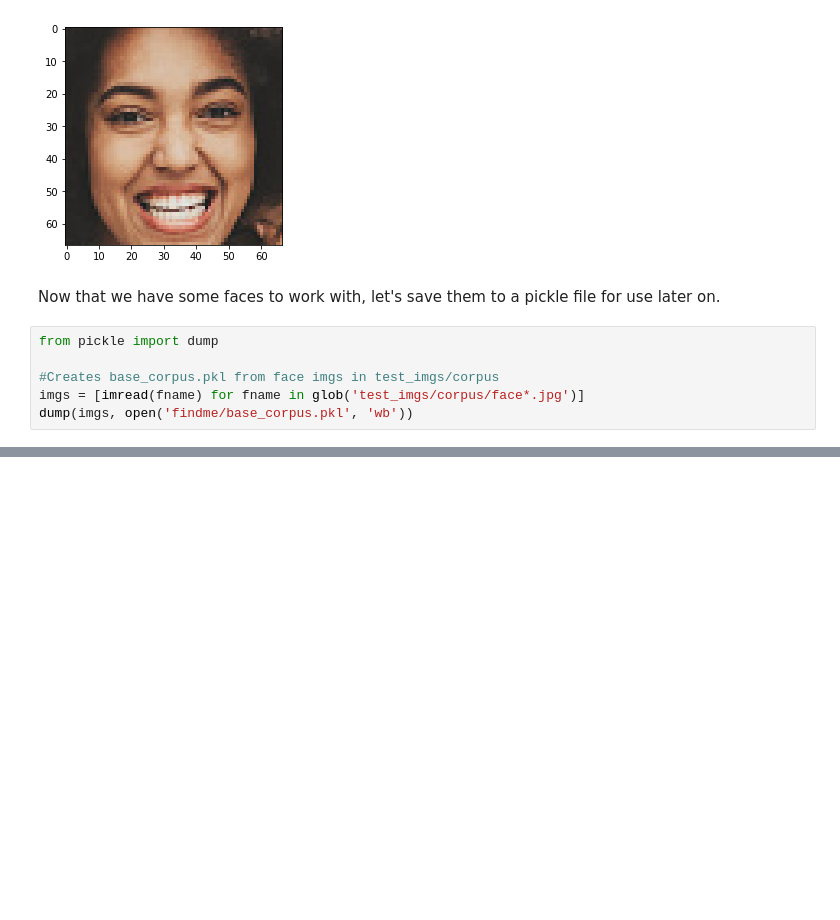
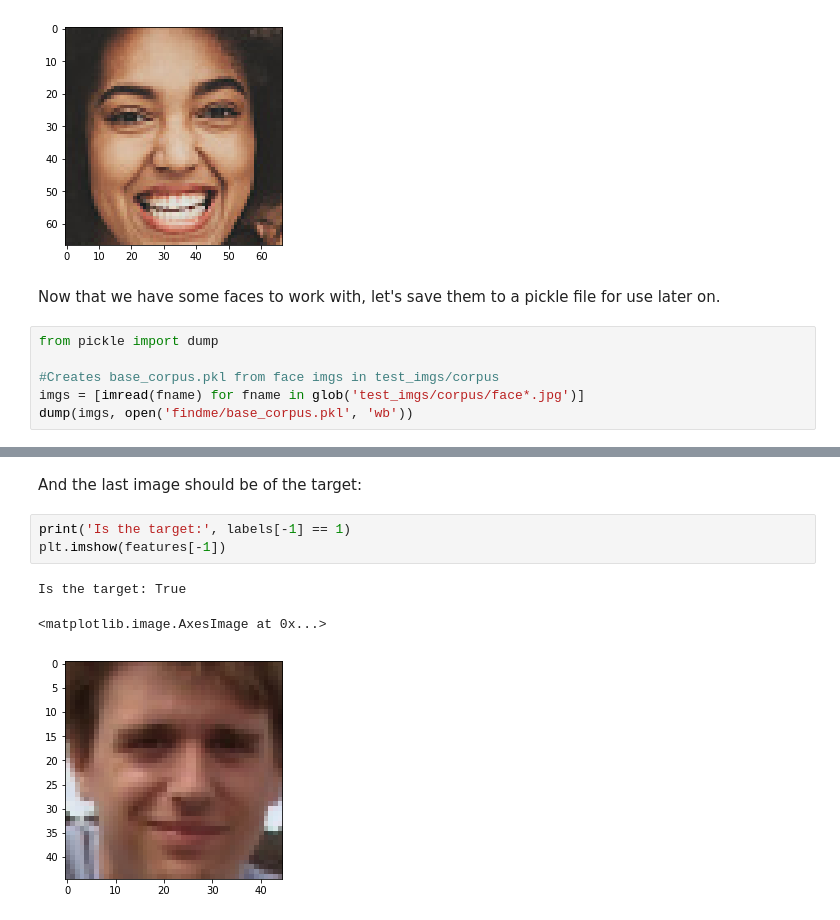
Before and after one commit to devdupont/Find-Me, a Jupyter notebook: FindMe.ipynb, the cells around one changed output, grey strips where cells are left out. Saved outputs shown, nothing was run; the diff lists cells and outputs as text; blank space fills up the shorter version.

```diff
--- a/FindMe.ipynb
+++ b/FindMe.ipynb
@@ -116,0 +155,9 @@ dump(imgs, open('findme/base_corpus.pkl', 'wb'))
+# %% [markdown]
+And the last image should be of the target:
+# %%
+print('Is the target:', labels[-1] == 1)
+plt.imshow(features[-1])
+# %% [output]
+Is the target: True
+<matplotlib.image.AxesImage at 0x...>
+[figure, added]
```
Also changed, not shown: parts of 20 cells of this notebook, 6 other files.
